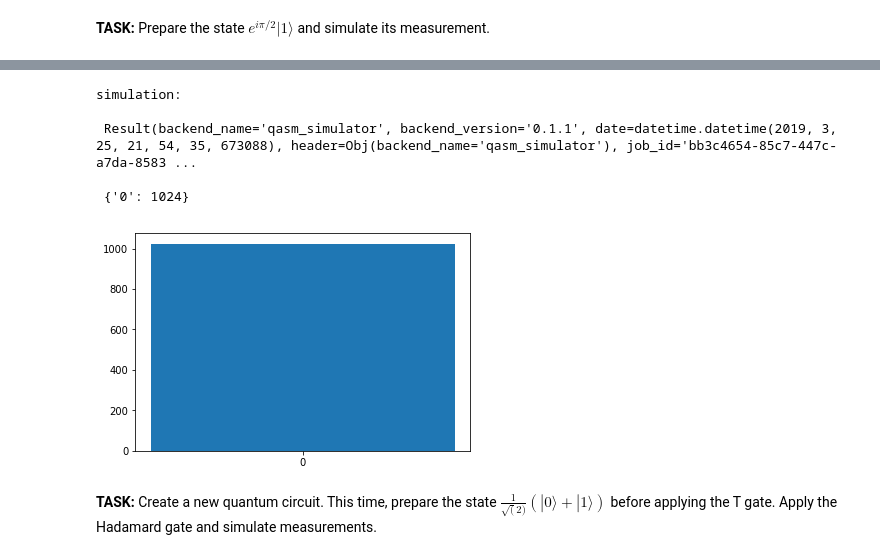
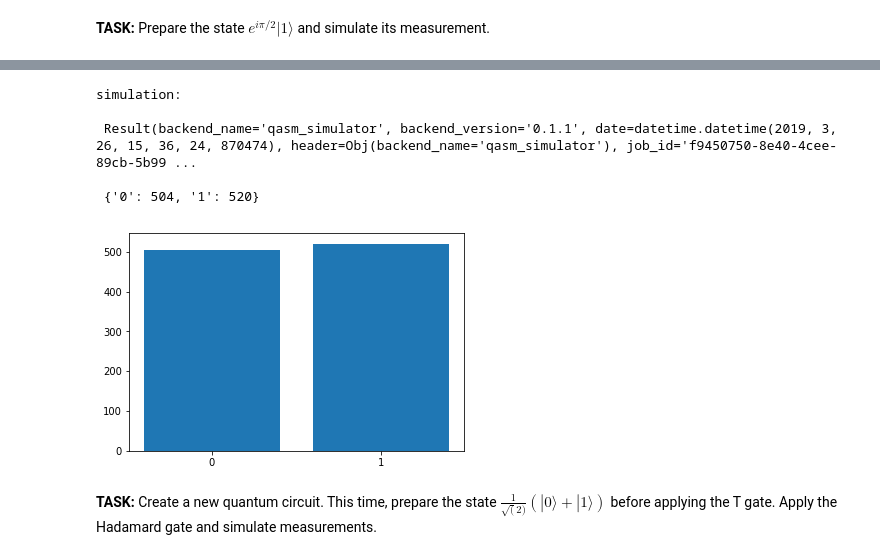
Before and after one commit to afonsofr/Qiskit_hands_on, a Jupyter notebook: qiskit_algorithms/QISKit_algorithms.ipynb, the cells around one changed output, grey strips where cells are left out. Drawn from its saved outputs; the diff is of its cells as text; code cells hidden in the pictures.

```diff
--- a/qiskit_algorithms/QISKit_algorithms.ipynb
+++ b/qiskit_algorithms/QISKit_algorithms.ipynb
@@ -84,8 +95,8 @@ qc1= QuantumCircuit(q1, c1)
 # %% [markdown]
 **TASK:** Prepare the state $e^{i\pi/2} | 1 \rangle$ and simulate its measurement.
 # %%
-qc1.t(q1)
-qc1.measure(q1,c1)
-
-qc1.draw(output='mpl')
+qc1.h(q1)
+#qc1.t(q1)
+#qc1.measure(q1,c1)
+qc1.draw()
 # %% [output]
@@ -93,12 +120,12 @@ qc1.draw(output='mpl')
 # %%
-execute_locally(qc1, draw_circuit=True)
+execute_locally(qc1)
 # %% [output]
 simulation:
 
- Result(backend_name='qasm_simulator', backend_version='0.1.1', date=datetime.datetime(2019, 3, 25, 21, 54, 35, 673088), header=Obj(backend_name='qasm_simulator'), job_id='bb3c4654-85c7-447c-a7da-8583 ...
+ Result(backend_name='qasm_simulator', backend_version='0.1.1', date=datetime.datetime(2019, 3, 26, 15, 36, 24, 870474), header=Obj(backend_name='qasm_simulator'), job_id='f9450750-8e40-4cee-89cb-5b99 ...
 
- {'0': 1024}
+ {'0': 504, '1': 520}
-[figure, old version]
+[figure, new version]
 # %% [markdown]
 **TASK:** Create a new quantum circuit. This time, prepare the state $\frac{1}{\sqrt(2)}(|0\rangle + |1\rangle)$ before applying the T gate. Apply the Hadamard gate and simulate measurements.
 # %%
```
Also changed, not shown: parts of 21 cells of this notebook.
